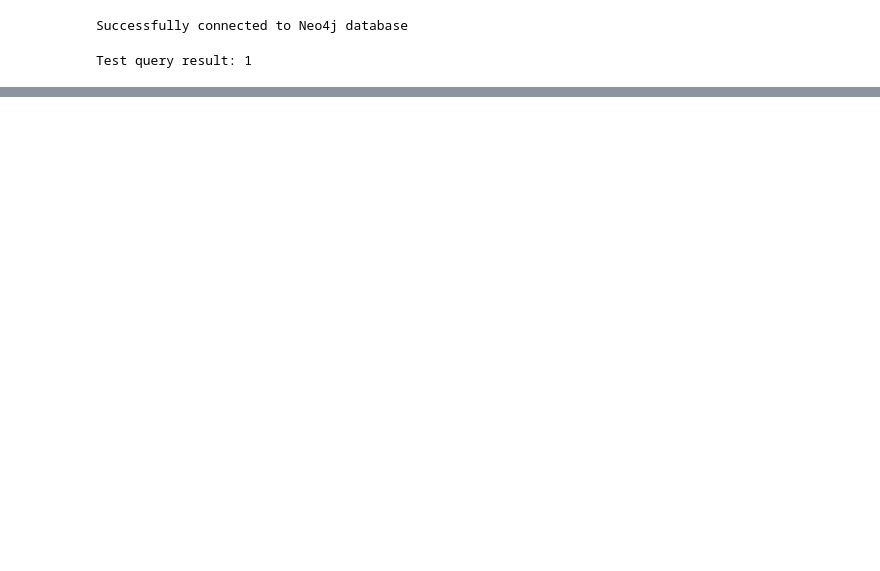
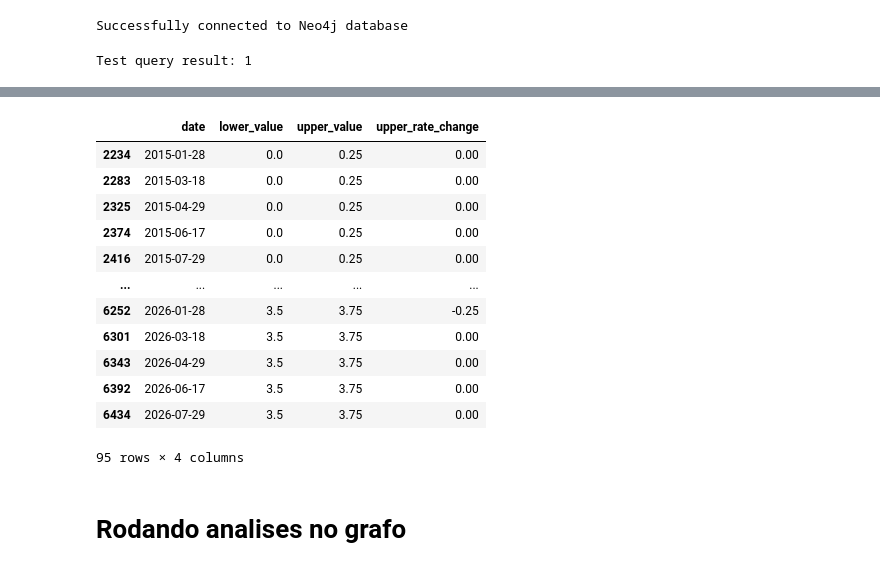
Before and after one commit to andertbrin/tcc_mba_usp_esalq, a Jupyter notebook: app/3. create_graph.ipynb, the cells around one changed output, grey strips where cells are left out. Cells and saved outputs as stored; diff of their text form; code cells hidden in the pictures; blank space fills up the shorter version.

```diff
--- a/app/3. create_graph.ipynb
+++ b/app/3. create_graph.ipynb
@@ -178,0 +211,12 @@ Processed record 50 with URL: https://www.federalreserve.gov/monetarypolicy/fomc
+# %%
+target_title = "Federal Reserve issues FOMC statement"
+
+dates_fomc_statement = sorted(
+    {
+        item.get("publication_date")
+        for item in links_text
+        if item.get("title") == target_title and item.get("publication_date")
+    }
+)
+
+dates_fomc_statement
@@ -178,0 +281,17 @@ Processed record 50 with URL: https://www.federalreserve.gov/monetarypolicy/fomc
+# %%
+def get_diff_federal_funds() -> pd.DataFrame:
+    df_lower = get_fred_data('DFEDTARL')[["date", "value"]].copy()
+    df_upper = get_fred_data('DFEDTARU')[["date", "value"]].copy()
+
+    df_lower["date"] = pd.to_datetime(df_lower["date"])
+    df_lower["value"] = df_lower["value"].astype(float)
+    df_upper["date"] = pd.to_datetime(df_upper["date"])
+    df_upper["value"] = df_upper["value"].astype(float)
+    df_lower = df_lower.rename(columns={"value": "lower_value"})
+    df_upper = df_upper.rename(columns={"value": "upper_value"})
+
+    return df_lower.merge(df_upper, on="date", how="inner")
+# %%
+df_fred = get_diff_federal_funds()
+
+df_fred.head(5)
@@ -178,0 +305,25 @@ Processed record 50 with URL: https://www.federalreserve.gov/monetarypolicy/fomc
+# %%
+statement_dates = pd.to_datetime(dates_fomc_statement).normalize()
+df_fred_statement_dates = df_fred[
+    df_fred["date"].dt.normalize().isin(statement_dates)
+].copy()
+df_fred_statement_dates = df_fred_statement_dates.sort_values("date")
+# df_fred_statement_dates["lower_rate_change"] = df_fred_statement_dates["lower_value"].diff()
+df_fred_statement_dates["upper_rate_change"] = df_fred_statement_dates["upper_value"].diff().fillna(0)
+df_fred_statement_dates
+# %% [output]
+|  | date | lower_value | upper_value | upper_rate_change |
+| 2234 | 2015-01-28 | 0.0 | 0.25 | 0.00 |
+| 2283 | 2015-03-18 | 0.0 | 0.25 | 0.00 |
+| 2325 | 2015-04-29 | 0.0 | 0.25 | 0.00 |
+| 2374 | 2015-06-17 | 0.0 | 0.25 | 0.00 |
+| 2416 | 2015-07-29 | 0.0 | 0.25 | 0.00 |
+| ... | ... | ... | ... | ... |
+| 6252 | 2026-01-28 | 3.5 | 3.75 | -0.25 |
+| 6301 | 2026-03-18 | 3.5 | 3.75 | 0.00 |
+| 6343 | 2026-04-29 | 3.5 | 3.75 | 0.00 |
+| 6392 | 2026-06-17 | 3.5 | 3.75 | 0.00 |
+| 6434 | 2026-07-29 | 3.5 | 3.75 | 0.00 |
+95 rows × 4 columns
+# %% [markdown]
+# Rodando analises no grafo
```
Also changed, not shown: parts of 28 cells of this notebook, 30 other files.
